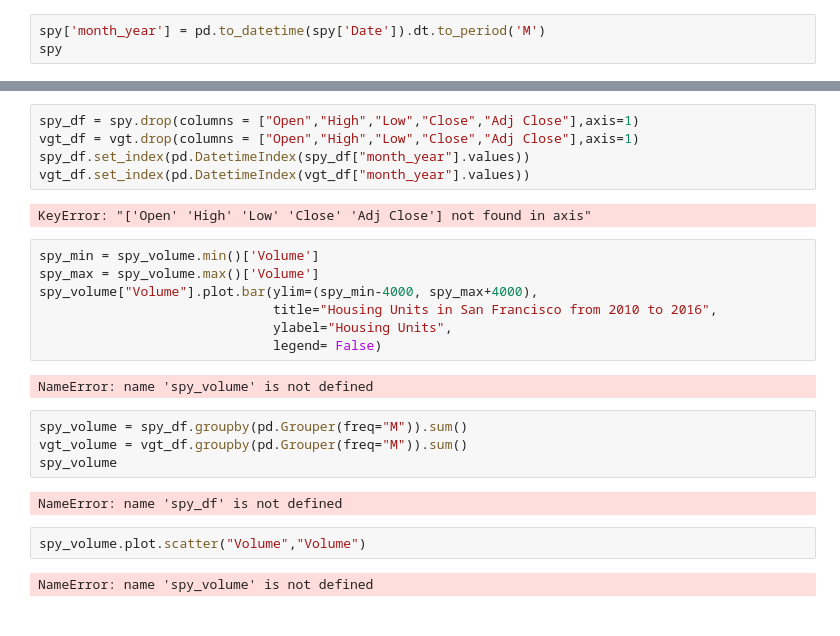
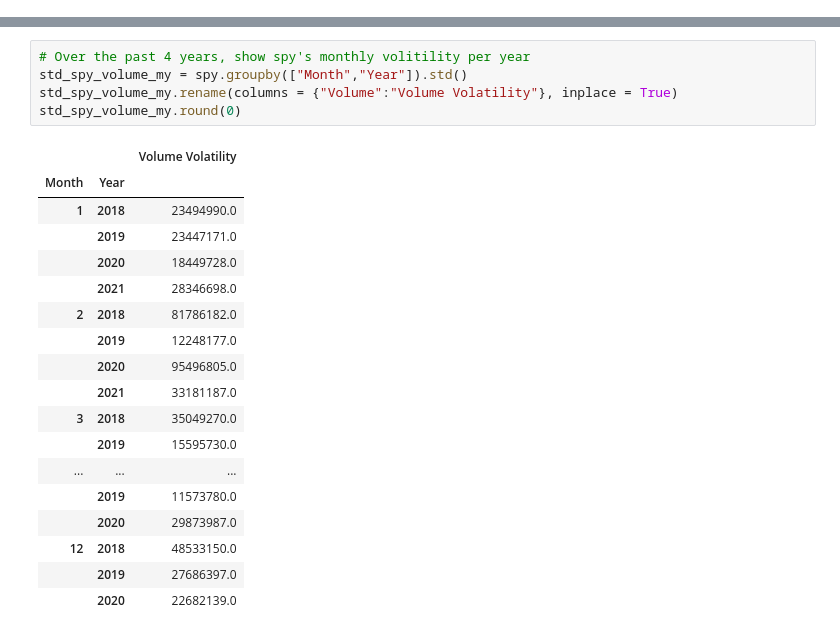
Before and after one commit to wesromero9/Project-1, a Jupyter notebook: spy volume.ipynb, the cells around one changed output, grey strips where cells are left out. Cells and saved outputs as stored; diff of their text form.

```diff
--- a/spy volume.ipynb
+++ b/spy volume.ipynb
@@ -139,3 +211,0 @@ NameError: name 'spy_volume' is not defined
-# %%
-spy['month_year'] = pd.to_datetime(spy['Date']).dt.to_period('M')
-spy
@@ -156,26 +212,24 @@ spy
-# %%
-spy_df = spy.drop(columns = ["Open","High","Low","Close","Adj Close"],axis=1)
-vgt_df = vgt.drop(columns = ["Open","High","Low","Close","Adj Close"],axis=1)
-spy_df.set_index(pd.DatetimeIndex(spy_df["month_year"].values))
-vgt_df.set_index(pd.DatetimeIndex(vgt_df["month_year"].values))
-# %% [output]
-KeyError: "['Open' 'High' 'Low' 'Close' 'Adj Close'] not found in axis"
-# %%
-spy_min = spy_volume.min()['Volume']
-spy_max = spy_volume.max()['Volume']
-spy_volume["Volume"].plot.bar(ylim=(spy_min-4000, spy_max+4000),
-                              title="Housing Units in San Francisco from 2010 to 2016",
-                              ylabel="Housing Units",
-                              legend= False)
-# %% [output]
-NameError: name 'spy_volume' is not defined
-# %%
-spy_volume = spy_df.groupby(pd.Grouper(freq="M")).sum()
-vgt_volume = vgt_df.groupby(pd.Grouper(freq="M")).sum()
-spy_volume
-# %% [output]
-NameError: name 'spy_df' is not defined
-# %%
-spy_volume.plot.scatter("Volume","Volume")
-# %% [output]
-NameError: name 'spy_volume' is not defined
+# %%
+# Over the past 4 years, show spy's monthly volitility per year
+std_spy_volume_my = spy.groupby(["Month","Year"]).std()
+std_spy_volume_my.rename(columns = {"Volume":"Volume Volatility"}, inplace = True)
+std_spy_volume_my.round(0)
+# %% [output]
+|  |  | Volume Volatility |
+| Month | Year |  |
+| 1 | 2018 | 23494990.0 |
+|  | 2019 | 23447171.0 |
+|  | 2020 | 18449728.0 |
+|  | 2021 | 28346698.0 |
+| 2 | 2018 | 81786182.0 |
+|  | 2019 | 12248177.0 |
+|  | 2020 | 95496805.0 |
+|  | 2021 | 33181187.0 |
+| 3 | 2018 | 35049270.0 |
+|  | 2019 | 15595730.0 |
+| ... | ... | ... |
+|  | 2019 | 11573780.0 |
+|  | 2020 | 29873987.0 |
+| 12 | 2018 | 48533150.0 |
+|  | 2019 | 27686397.0 |
+|  | 2020 | 22682139.0 |
```
Also changed, not shown: parts of 23 cells of this notebook.
